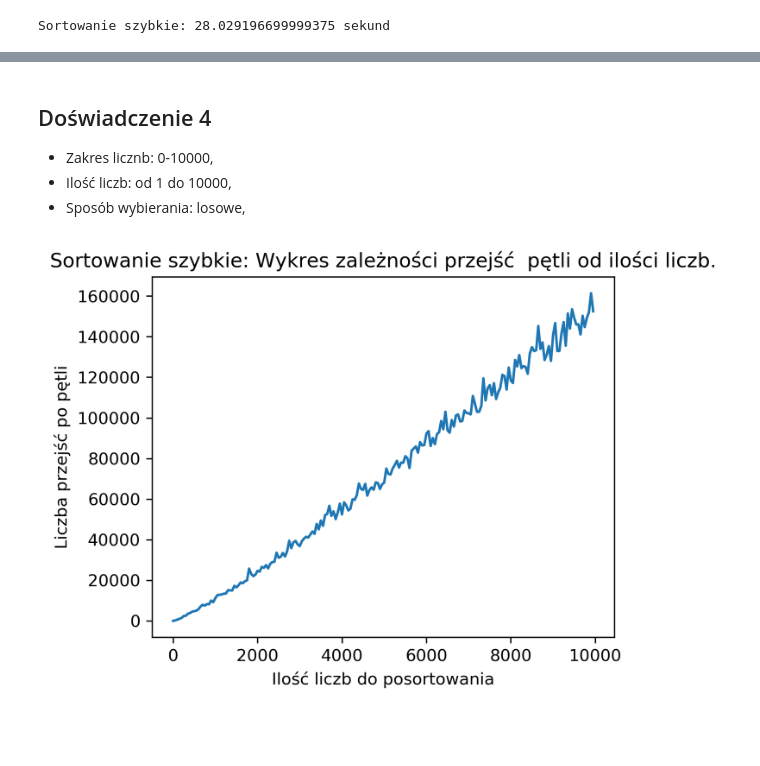
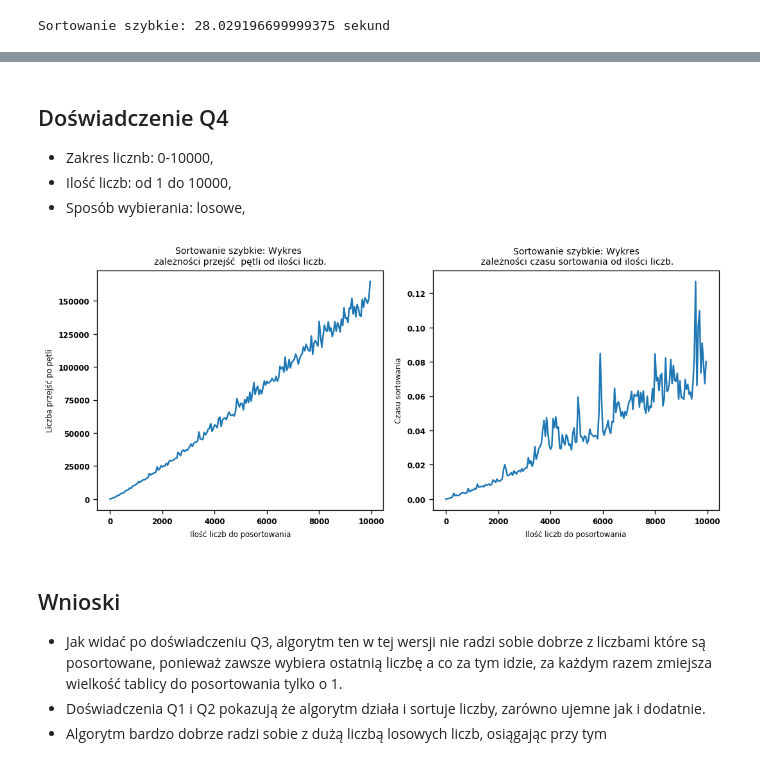
Before and after one commit to finloop/pyhon_bubble_and_quicksort, a Jupyter notebook: Sprawozdanie.ipynb, the cells around one changed output, grey strips where cells are left out. Saved outputs shown, nothing was run; the diff lists cells and outputs as text; code cells hidden in the pictures; blank space fills up the shorter version.

```diff
--- a/Sprawozdanie.ipynb
+++ b/Sprawozdanie.ipynb
@@ -164,5 +179,5 @@ benchmark_3()
 # %% [markdown]
-## Doświadczenie 4
+## Doświadczenie Q4
 - Zakres licznb: 0-10000,
 - Ilość liczb: od 1 do 10000,
 - Sposób wybierania: losowe,
@@ -214,39 +229,52 @@ def benchmark_3():
         global tablica_przed_posortowaniem
         liczba_iteracji = 0
         liczba_zamian = 0
         #tablica_przed_posortowaniem = [random.randrange(1,1001) for i in range(1,liczby)]
 
         posort = list.copy(tablica_przed_posortowaniem[0:liczby])
 
         qstart = timer()
         quicksort(posort,0,len(posort)-1)
         qend = timer()
         rang.append(liczby)
         lista_iteracji.append(liczba_iteracji)
         lista_zmian.append(liczba_zamian)
         czasy.append(qend - qstart)
 
-    width_in_inches = 5
-    height_in_inches = 4
-    dots_per_inch = 300
+    width_in_inches = 9
+    height_in_inches =4
+    dots_per_inch = 120
 
-    plt.figure(
-    figsize=(width_in_inches, height_in_inches),
-    dpi=dots_per_inch)
+    plt.figure(figsize=(width_in_inches, height_in_inches), dpi=dots_per_inch)
 
+    plt.subplot(1,2,1)
     plt.plot(rang, lista_iteracji)
-    plt.title("Sortowanie szybkie: Wykres zależności przejść  pętli od ilości liczb.")
+    plt.title("Sortowanie szybkie: Wykres \nzależności przejść  pętli od ilości liczb.")
     plt.ylabel("Liczba przejść po pętli")
     plt.xlabel("Ilość liczb do posortowania")
-    plt.show()
+    #plt.yscale("log")
+
+    plt.subplot(1,2,2)
+    plt.plot(rang, czasy)
+    plt.title("Sortowanie szybkie: Wykres\n zależności czasu sortowania od ilości liczb.")
+    plt.ylabel("Czasu sortowania")
+    plt.xlabel("Ilość liczb do posortowania")
+    #plt.yscale("log")
+
+    plt.tight_layout()
     plt.show()
     #print(lista_iteracji)
     #print(lista_zmian)
     #print(czasy)
 
 liczba_iteracji = 0
 liczba_zamian = 0
 tablica_przed_posortowaniem = [random.randrange(0,10001) for i in range(1,10001)]
 benchmark_3()
 # %% [output]
-[figure, old version]
+[figure, new version]
+# %% [markdown]
+## Wnioski
+- Jak widać po doświadczeniu Q3, algorytm ten w tej wersji nie radzi sobie dobrze z liczbami które są posortowane, ponieważ zawsze wybiera ostatnią liczbę a co za tym idzie, za każdym razem zmiejsza wielkość tablicy do posortowania tylko o 1.
+- Doświadczenia Q1 i Q2 pokazują że algorytm działa i sortuje liczby, zarówno ujemne jak i dodatnie.
+- Algorytm bardzo dobrze radzi sobie z dużą liczbą losowych liczb, osiągając przy tym
```
Also changed, not shown: parts of 7 cells of this notebook.
